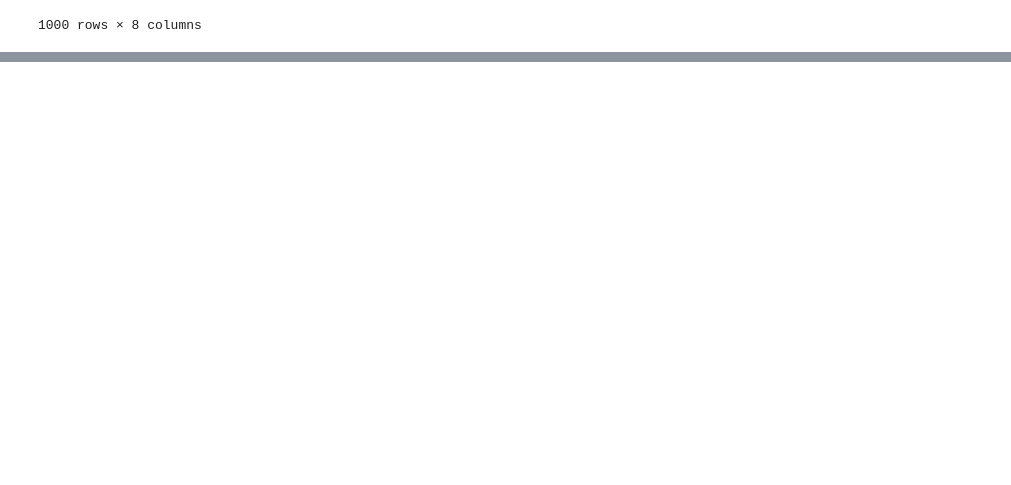
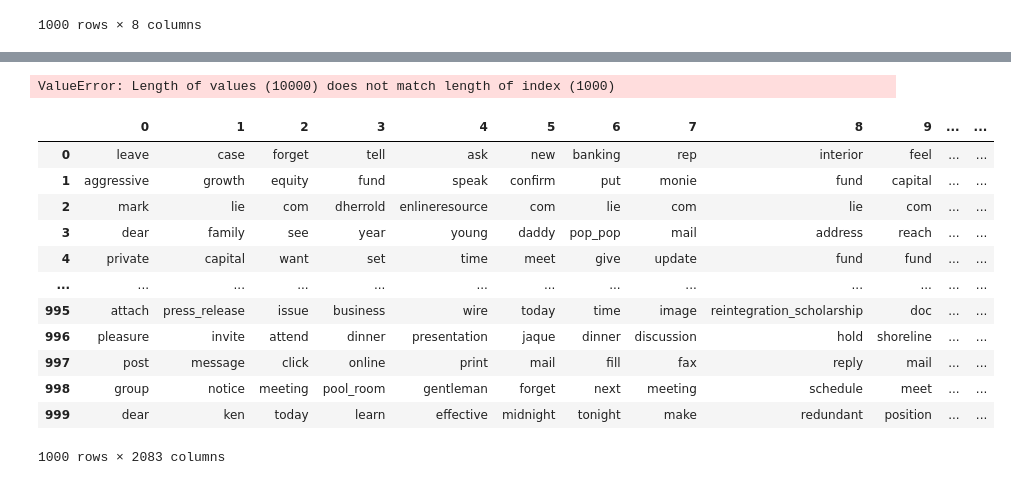
Before and after one commit to dilsadozbrk/Enron_UseCase_Clustering, a Jupyter notebook: enron.ipynb, the cells around one changed output, grey strips where cells are left out. Saved outputs shown, nothing was run; the diff lists cells and outputs as text; code cells hidden in the pictures; blank space fills up the shorter version.

```diff
--- a/enron.ipynb
+++ b/enron.ipynb
@@ -229,0 +273,24 @@ emails
+# %%
+with open('./data/lemmatized_word_list.pkl', 'rb') as file:
+        data = pickle.load(file)
+        my_token =  data
+
+emails["tokens"] = my_token
+# %% [output]
+ValueError: Length of values (10000) does not match length of index (1000)
+# %%
+tokens
+# %% [output]
+|  | 0 | 1 | 2 | 3 | 4 | 5 | 6 | 7 | 8 | 9 | ... | ... |
+| 0 | leave | case | forget | tell | ask | new | banking | rep | interior | feel | ... | ... |
+| 1 | aggressive | growth | equity | fund | speak | confirm | put | monie | fund | capital | ... | ... |
+| 2 | mark | lie | com | dherrold | enlineresource | com | lie | com | lie | com | ... | ... |
+| 3 | dear | family | see | year | young | daddy | pop_pop | mail | address | reach | ... | ... |
+| 4 | private | capital | want | set | time | meet | give | update | fund | fund | ... | ... |
+| ... | ... | ... | ... | ... | ... | ... | ... | ... | ... | ... | ... | ... |
+| 995 | attach | press_release | issue | business | wire | today | time | image | reintegration_scholarship | doc | ... | ... |
+| 996 | pleasure | invite | attend | dinner | presentation | jaque | dinner | discussion | hold | shoreline | ... | ... |
+| 997 | post | message | click | online | print | mail | fill | fax | reply | mail | ... | ... |
+| 998 | group | notice | meeting | pool_room | gentleman | forget | next | meeting | schedule | meet | ... | ... |
+| 999 | dear | ken | today | learn | effective | midnight | tonight | make | redundant | position | ... | ... |
+1000 rows × 2083 columns
```
Also changed, not shown: parts of 6 cells of this notebook, 9 other files.
